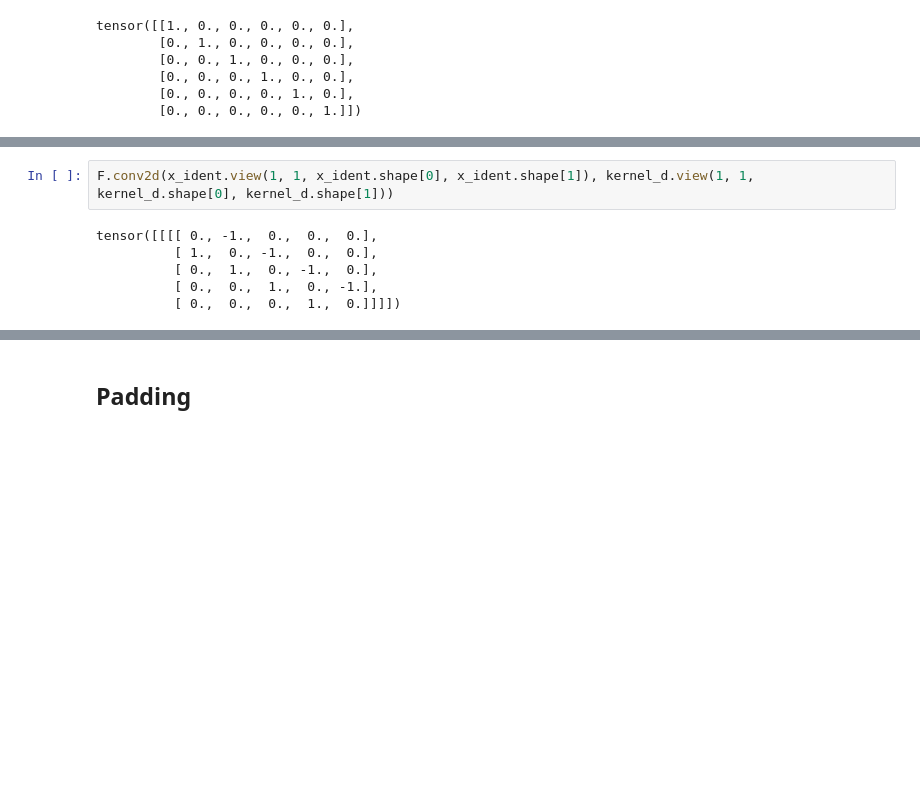
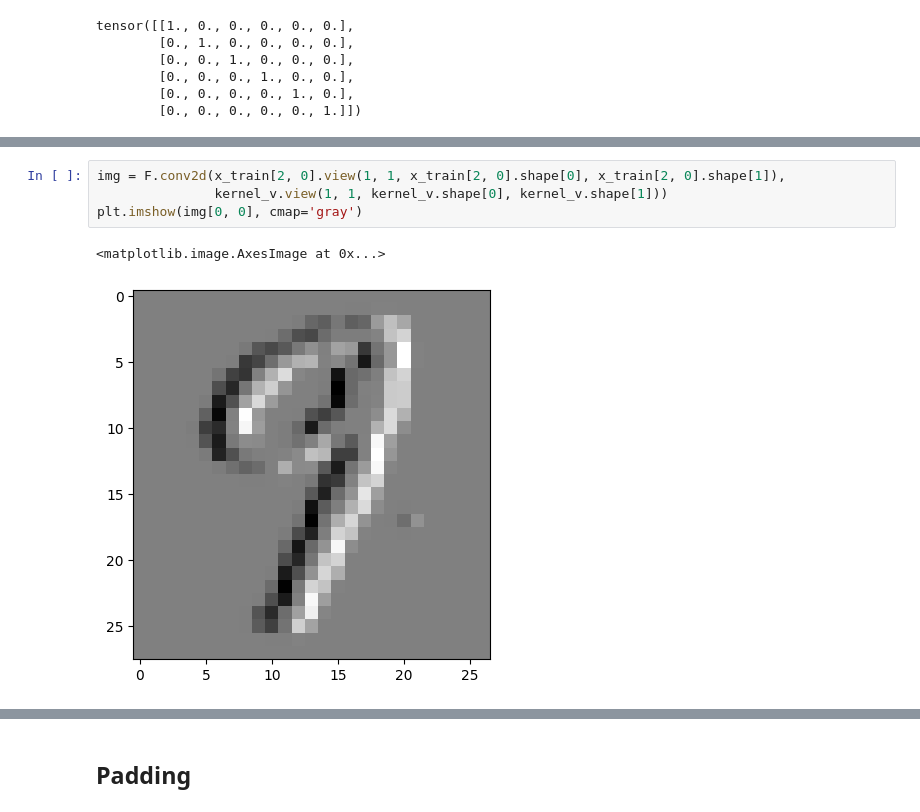
Before and after one commit to ramajoballester/UC3M-PIC, a Jupyter notebook: notebooks/03.ipynb, the cells around one changed output, grey strips where cells are left out. Drawn from its saved outputs; the diff is of its cells as text; blank space fills up the shorter version.

```diff
--- a/notebooks/03.ipynb
+++ b/notebooks/03.ipynb
@@ -142,8 +220,7 @@ tensor([[ 0.,  1.],
 # %%
-F.conv2d(x_ident.view(1, 1, x_ident.shape[0], x_ident.shape[1]), kernel_d.view(1, 1, kernel_d.shape[0], kernel_d.shape[1]))
+img = F.conv2d(x_train[2, 0].view(1, 1, x_train[2, 0].shape[0], x_train[2, 0].shape[1]),
+               kernel_v.view(1, 1, kernel_v.shape[0], kernel_v.shape[1]))
+plt.imshow(img[0, 0], cmap='gray')
 # %% [output]
-tensor([[[[ 0., -1.,  0.,  0.,  0.],
-          [ 1.,  0., -1.,  0.,  0.],
-          [ 0.,  1.,  0., -1.,  0.],
-          [ 0.,  0.,  1.,  0., -1.],
-          [ 0.,  0.,  0.,  1.,  0.]]]])
+<matplotlib.image.AxesImage at 0x...>
+[figure, added]
```
Also changed, not shown: parts of 154 cells of this notebook, 1 other file.
